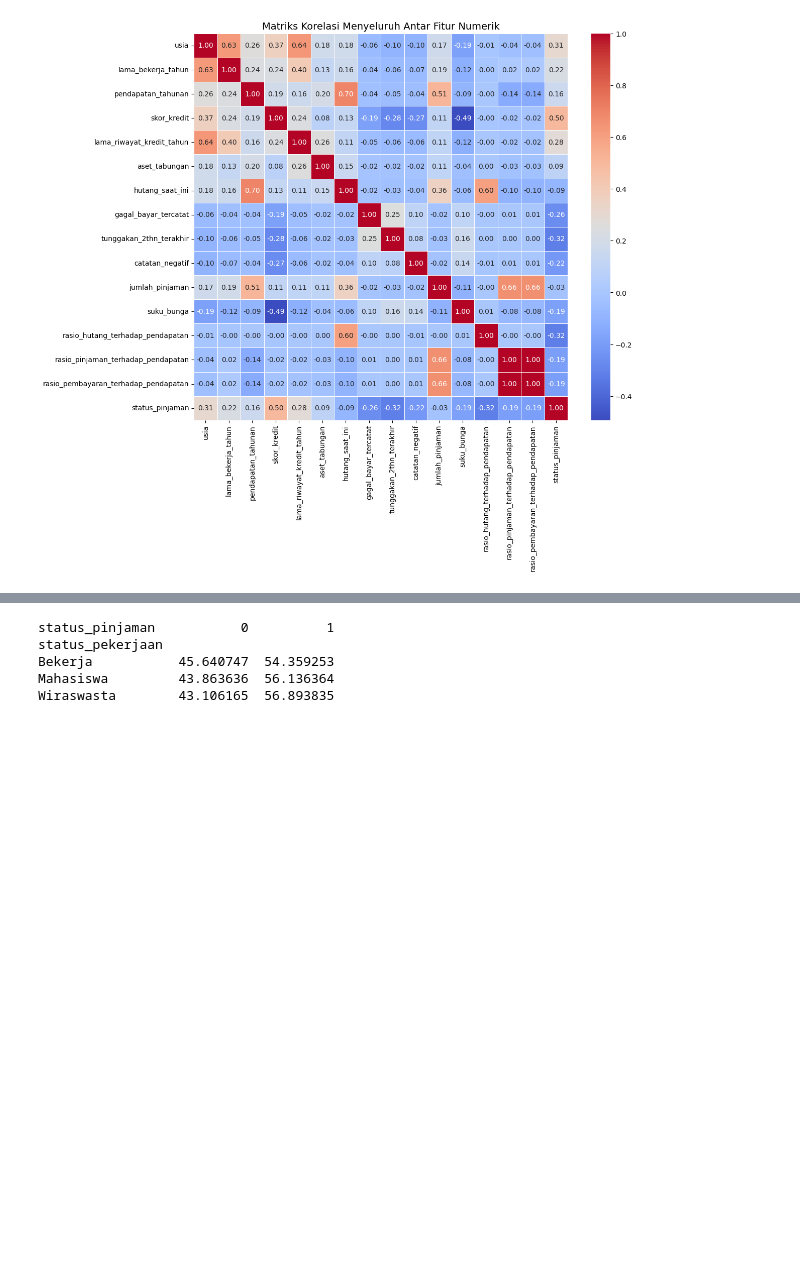
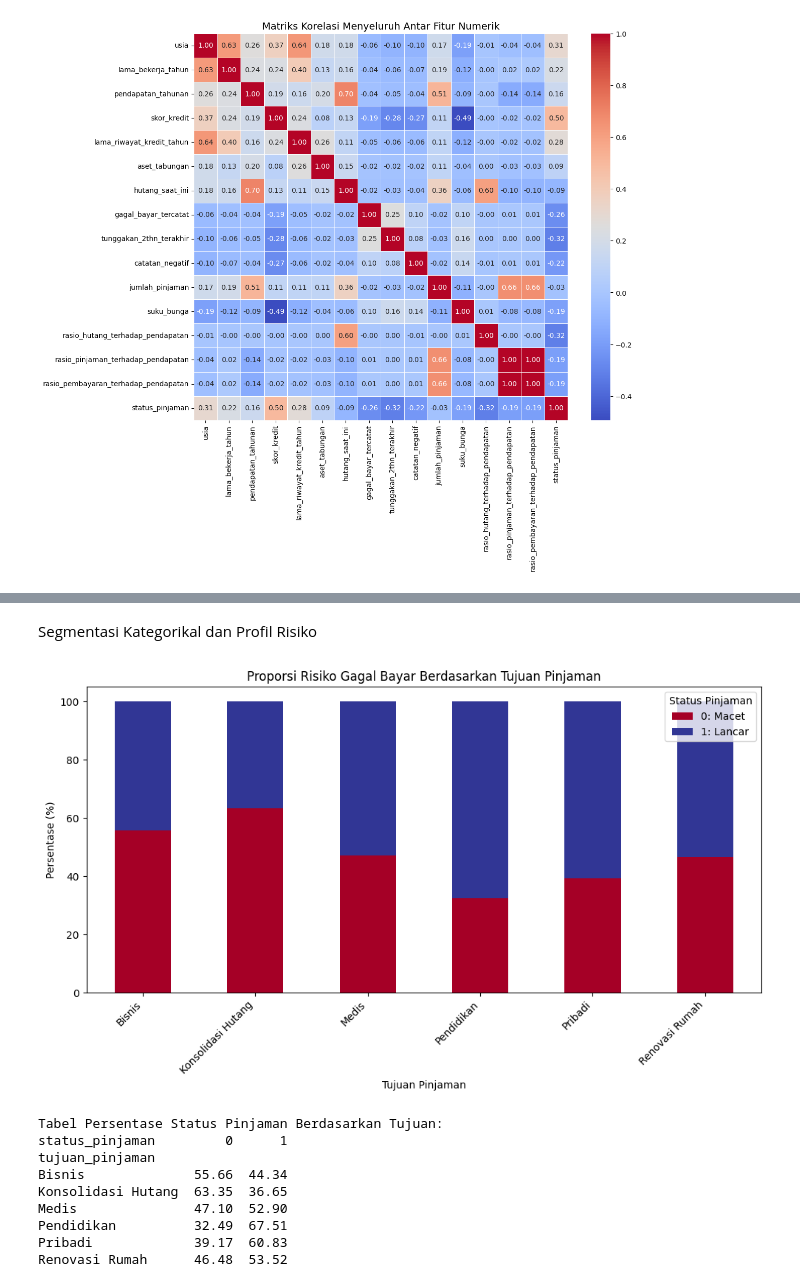
Before and after one commit to Yaboku29/credit-risk-mitigation-segmentation, a Jupyter notebook: coba.ipynb, the cells around one changed output, grey strips where cells are left out. Drawn from its saved outputs; the diff is of its cells as text; code cells hidden in the pictures; blank space fills up the shorter version.

```diff
--- a/coba.ipynb
+++ b/coba.ipynb
@@ -225,10 +244,28 @@ dtype: float64
+# %% [markdown]
+Segmentasi Kategorikal dan Profil Risiko
 # %%
-# print("\n--- 3. ANALISIS BIVARIAT: STATUS PEKERJAAN VS STATUS PINJAMAN ---")
-cross_tab = pd.crosstab(df['status_pekerjaan'], df['status_pinjaman'], normalize='index') * 100
-print(cross_tab)
+cross_tujuan = pd.crosstab(df['tujuan_pinjaman'], df['status_pinjaman'], normalize='index') * 100
+
+# Visualisasi Stacked Bar Chart
+cross_tujuan.plot(kind='bar', stacked=True, figsize=(10, 6), colormap='RdYlBu')
+plt.title('Proporsi Risiko Gagal Bayar Berdasarkan Tujuan Pinjaman')
+plt.xlabel('Tujuan Pinjaman')
+plt.ylabel('Persentase (%)')
+plt.legend(title='Status Pinjaman', labels=['0: Macet', '1: Lancar'], loc='upper right')
+plt.xticks(rotation=45, ha='right')
+plt.tight_layout()
+plt.show()
+
+print("\nTabel Persentase Status Pinjaman Berdasarkan Tujuan:")
+print(cross_tujuan.round(2))
 # %% [output]
+[figure, added]
-status_pinjaman           0          1
-status_pekerjaan
-Bekerja           45.640747  54.359253
-Mahasiswa         43.863636  56.136364
-Wiraswasta        43.106165  56.893835
+Tabel Persentase Status Pinjaman Berdasarkan Tujuan:
+status_pinjaman         0      1
+tujuan_pinjaman
+Bisnis              55.66  44.34
+Konsolidasi Hutang  63.35  36.65
+Medis               47.10  52.90
+Pendidikan          32.49  67.51
+Pribadi             39.17  60.83
+Renovasi Rumah      46.48  53.52
```
Also changed, not shown: parts of 6 cells of this notebook, 1 other file.
